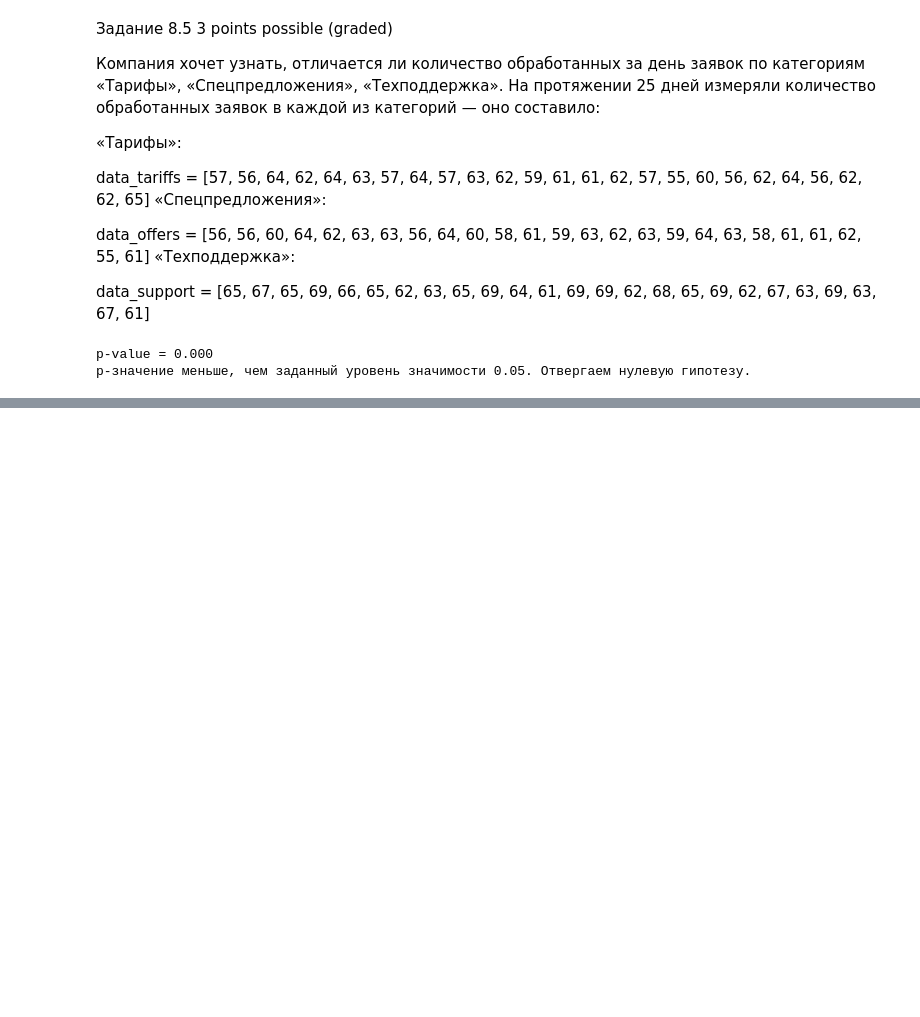
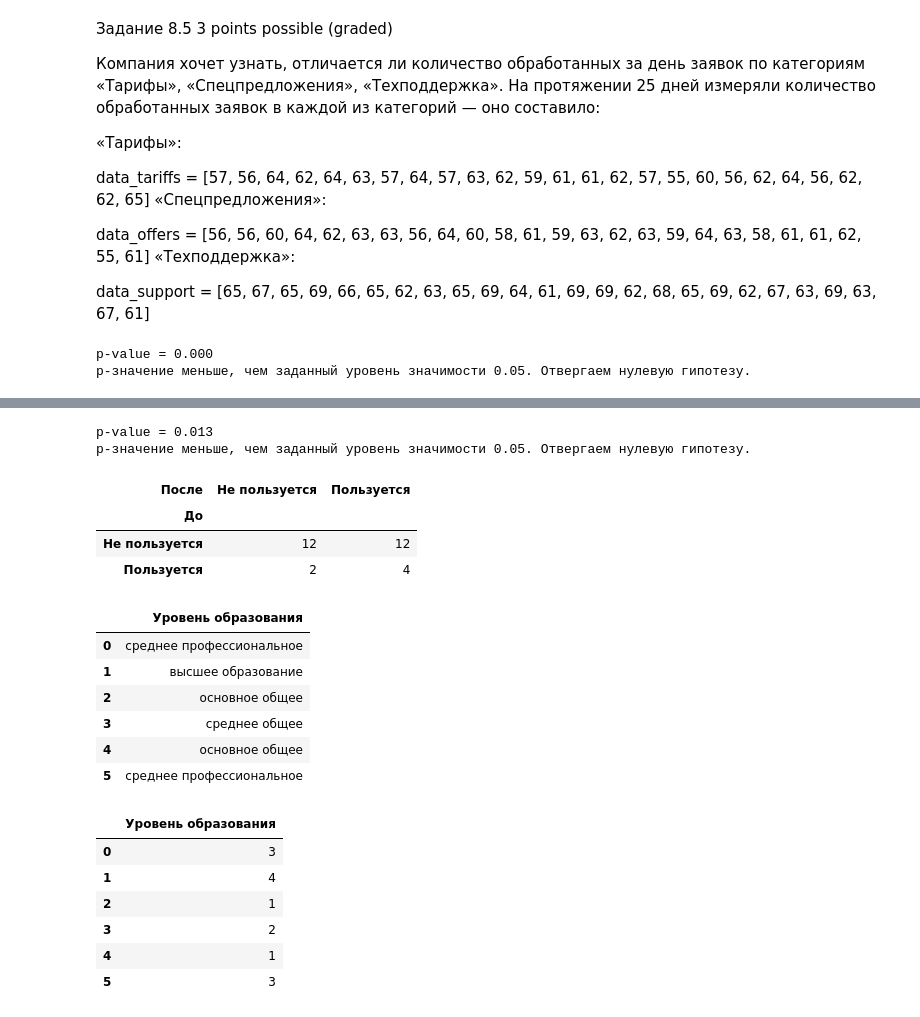
Before and after one commit to eartzhi/lessons, a Jupyter notebook: eda_4/eda_4.ipynb, the cells around one changed output, grey strips where cells are left out. Cells and saved outputs as stored; diff of their text form; code cells hidden in the pictures; blank space fills up the shorter version.

```diff
--- a/eda_4/eda_4.ipynb
+++ b/eda_4/eda_4.ipynb
@@ -650,0 +681,61 @@ p-значение меньше, чем заданный уровень знач
+# %%
+from statsmodels.stats.contingency_tables import mcnemar
+import pandas as pd
+
+# задаём уровень значимости
+alpha = 0.05
+
+data = pd.read_csv('data/cat_variables_usage.zip')
+
+# вычисляем таблицу сопряжённости
+table = pd.crosstab(data['До'], data['После'])
+
+# проводим тест
+res = mcnemar(table)
+
+# извлекаем значение p-value из результатов теста
+p = res.pvalue
+
+print('p-value = {:.3f}'.format(p))
+
+# интерпретируем результат
+if p <= alpha:
+    print('p-значение меньше, чем заданный уровень значимости {:.2f}. Отвергаем нулевую гипотезу.'.format(alpha))
+else:
+    print('p-значение больше, чем заданный уровень значимости {:.2f}. У нас нет оснований отвергнуть нулевую гипотезу.'.format(alpha))
+
+# p-value = 0.013
+# p-значение меньше, чем заданный уровень значимости 0.05. Отвергаем нулевую гипотезу.
+# %% [output]
+p-value = 0.013
+p-значение меньше, чем заданный уровень значимости 0.05. Отвергаем нулевую гипотезу.
+# %%
+table
+# %% [output]
+| После | Не пользуется | Пользуется |
+| До |  |  |
+| Не пользуется | 12 | 12 |
+| Пользуется | 2 | 4 |
+# %%
+# создание датасета
+data = pd.DataFrame(["среднее профессиональное", "высшее образование", "основное общее", "среднее общее", "основное общее", "среднее профессиональное"], columns=['Уровень образования'])
+display(data)
+
+# перевод категориального признака в количественный
+data['Уровень образования'] = data['Уровень образования'].replace(["основное общее", "среднее общее", "среднее профессиональное", "высшее образование"], [1, 2, 3, 4])
+display(data)
+# %% [output]
+|  | Уровень образования |
+| 0 | среднее профессиональное |
+| 1 | высшее образование |
+| 2 | основное общее |
+| 3 | среднее общее |
+| 4 | основное общее |
+| 5 | среднее профессиональное |
+|  | Уровень образования |
+| 0 | 3 |
+| 1 | 4 |
+| 2 | 1 |
+| 3 | 2 |
+| 4 | 1 |
+| 5 | 3 |
```
Also changed, not shown: parts of 4 cells of this notebook, 3 other files.
